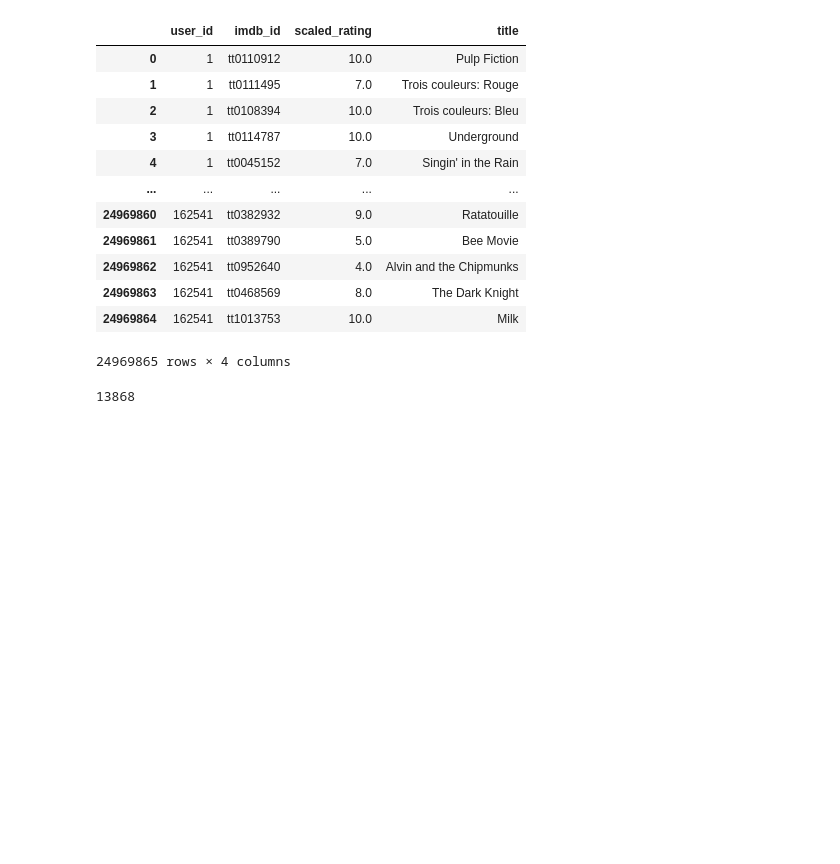
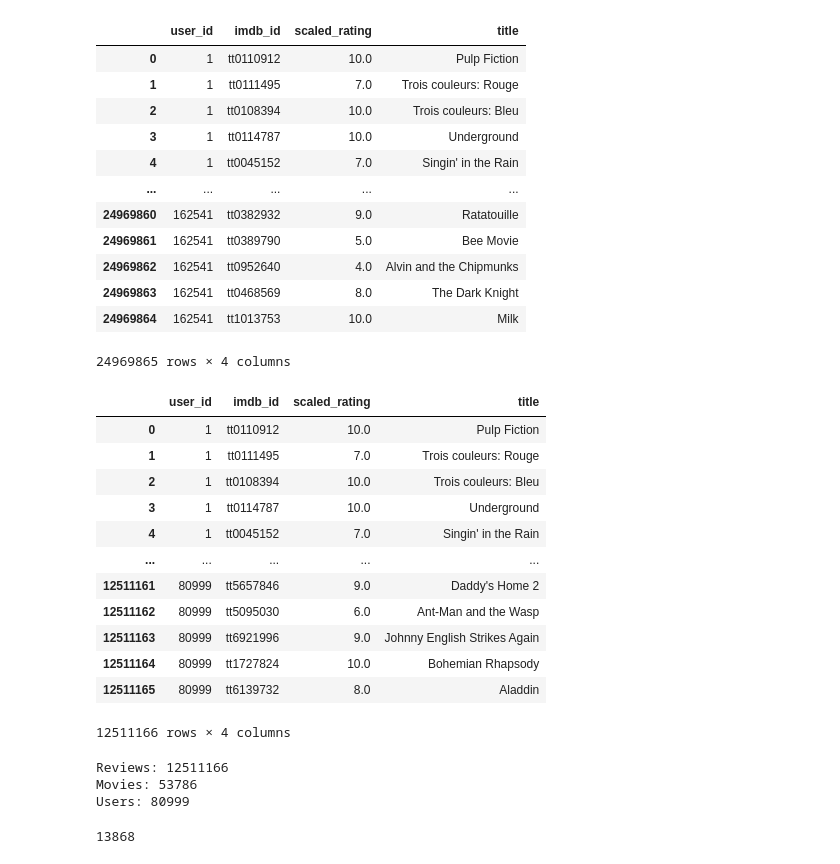
Before and after one commit to jackfrantz/Movie-Recommender-System, a Jupyter notebook: Code_Notebooks/3_Modeling.ipynb, the cells around one changed output. Saved outputs shown, nothing was run; the diff lists cells and outputs as text; code cells hidden in the pictures; blank space fills up the shorter version.

```diff
--- a/Code_Notebooks/3_Modeling.ipynb
+++ b/Code_Notebooks/3_Modeling.ipynb
@@ -34,3 +34,28 @@ sampled_reviews = ml_reviews.sample(frac=0.1, random_state=42)
+# %%
+sampled_reviews = ml_reviews[ml_reviews['user_id']<81000]
+sampled_reviews
+# %% [output]
+|  | user_id | imdb_id | scaled_rating | title |
+| 0 | 1 | tt0110912 | 10.0 | Pulp Fiction |
+| 1 | 1 | tt0111495 | 7.0 | Trois couleurs: Rouge |
+| 2 | 1 | tt0108394 | 10.0 | Trois couleurs: Bleu |
+| 3 | 1 | tt0114787 | 10.0 | Underground |
+| 4 | 1 | tt0045152 | 7.0 | Singin' in the Rain |
+| ... | ... | ... | ... | ... |
+| 12511161 | 80999 | tt5657846 | 9.0 | Daddy's Home 2 |
+| 12511162 | 80999 | tt5095030 | 6.0 | Ant-Man and the Wasp |
+| 12511163 | 80999 | tt6921996 | 9.0 | Johnny English Strikes Again |
+| 12511164 | 80999 | tt1727824 | 10.0 | Bohemian Rhapsody |
+| 12511165 | 80999 | tt6139732 | 8.0 | Aladdin |
+12511166 rows × 4 columns
+# %%
+print(f"Reviews: {len(sampled_reviews['imdb_id'])}")
+print(f"Movies: {sampled_reviews['imdb_id'].nunique()}")
+print(f"Users: {sampled_reviews['user_id'].nunique()}")
+# %% [output]
+Reviews: 12511166
+Movies: 53786
+Users: 80999
 # %%
 sampled_reviews['title'].nunique()
 # %% [output]
```
Also changed, not shown: parts of 11 cells of this notebook.
